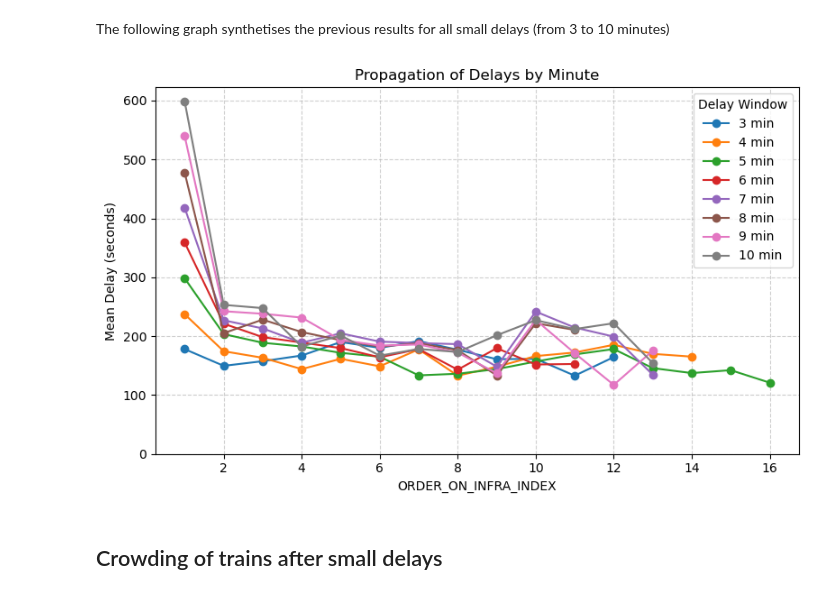
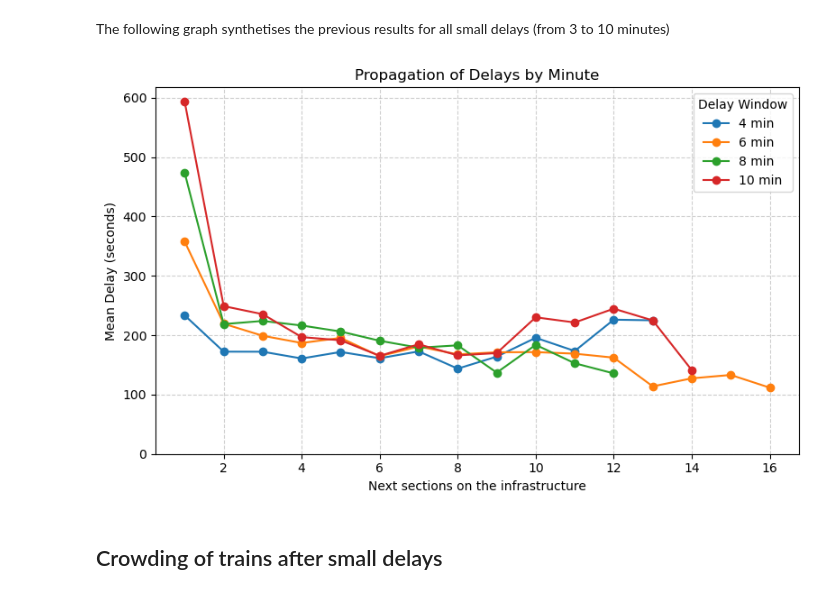
Before and after one commit to Merelkramer/Group2_NS, a Jupyter notebook: DataViz.ipynb, the cells around one changed output. Drawn from its saved outputs; the diff is of its cells as text; code cells hidden in the pictures.

```diff
--- a/DataViz.ipynb
+++ b/DataViz.ipynb
@@ -856,7 +856,7 @@ plot_propagation_of_delays(minute, small_delays)
 The following graph synthetises the previous results for all small delays (from 3 to 10 minutes)
 # %%
 def agg_propagation_of_delays(minute, small_delays, limit=8):
-    interval = [60 * minute - 30, 60 * minute + 30]
+    interval = [60 * minute - 60, 60 * minute + 60]
 
     # Select the trains in the interval
     base_trains = small_delays.loc[
@@ -889,6 +889,7 @@ def agg_propagation_of_delays(minute, small_delays, limit=8):
             ]
             rows_to_delete.extend(to_delete.index)
 
+    # Supprimer toutes les lignes à la fin
     merged = merged.drop(index=rows_to_delete).reset_index(drop=True)
 
 
@@ -908,36 +909,36 @@ def agg_propagation_of_delays(minute, small_delays, limit=8):
         .rename(columns={
             "delta_order": "ORDER_ON_INFRA_INDEX",
             "mean": "mean_delay_seconds",
             "count": "n_obs"
         })
     )
 
     df_agg = df_agg.loc[df_agg["n_obs"] >limit]
     return df_agg
 
 plt.figure(figsize=(8, 5))
 
-for minute in range(3, 11):
+for minute in [4,6,8,10]:
     df_agg = agg_propagation_of_delays(minute, small_delays, 8)
     plt.plot(
         df_agg['ORDER_ON_INFRA_INDEX'],
         df_agg["mean_delay_seconds"],
         label=f"{minute} min",
         marker='o',
         linestyle='-',
         linewidth=1.5
     )
 
-plt.xlabel("ORDER_ON_INFRA_INDEX")
+plt.xlabel("Next sections on the infrastructure")
 plt.ylabel("Mean Delay (seconds)")
 plt.title("Propagation of Delays by Minute")
 plt.legend(title="Delay Window")
 plt.grid(True, linestyle='--', alpha=0.6)
 plt.tight_layout()
 plt.ylim(bottom=0)
 plt.show()
 # %% [output]
-[figure, old version]
+[figure, new version]
 # %% [markdown]
 ## Crowding of trains after small delays
 # %% [markdown]
```
